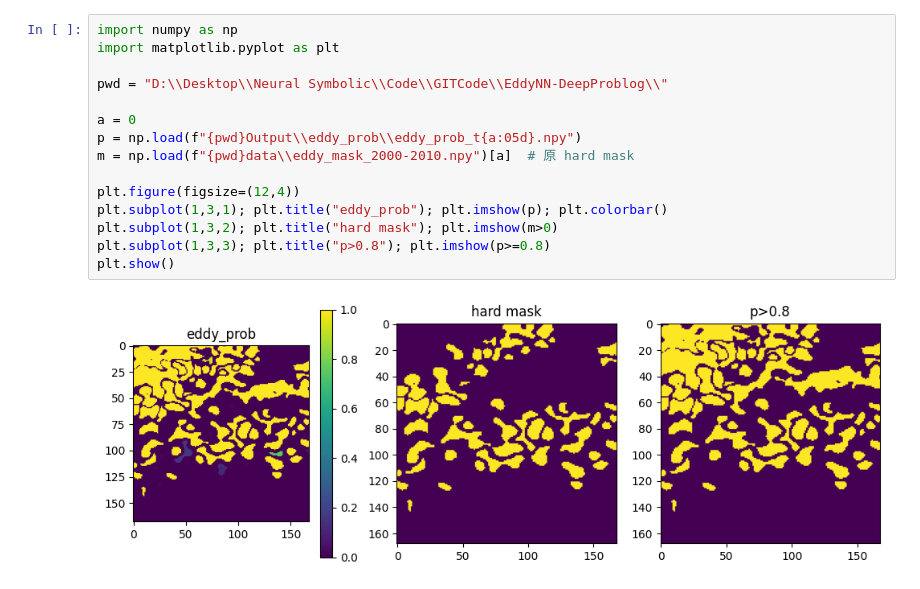
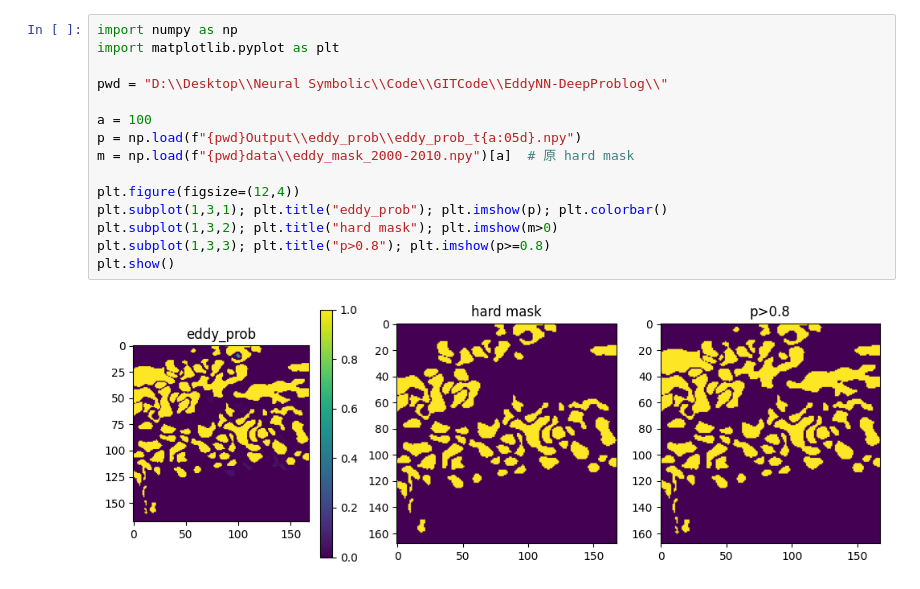
Before and after one commit to undoubtable/EddyNN-DeepProblog, a Jupyter notebook: Code/test.ipynb, the cells around one changed output. Drawn from its saved outputs; the diff is of its cells as text.

```diff
--- a/Code/test.ipynb
+++ b/Code/test.ipynb
@@ -15,17 +15,17 @@ IoU: 0.0
 # %%
 import numpy as np
 import matplotlib.pyplot as plt
 
 pwd = "D:\\Desktop\\Neural Symbolic\\Code\\GITCode\\EddyNN-DeepProblog\\"
 
-a = 0
+a = 100
 p = np.load(f"{pwd}Output\\eddy_prob\\eddy_prob_t{a:05d}.npy")
 m = np.load(f"{pwd}data\\eddy_mask_2000-2010.npy")[a]  # 原 hard mask
 
 plt.figure(figsize=(12,4))
 plt.subplot(1,3,1); plt.title("eddy_prob"); plt.imshow(p); plt.colorbar()
 plt.subplot(1,3,2); plt.title("hard mask"); plt.imshow(m>0)
 plt.subplot(1,3,3); plt.title("p>0.8"); plt.imshow(p>=0.8)
 plt.show()
 # %% [output]
-[figure, old version]
+[figure, new version]
```
Also changed, not shown: parts of 2 cells of this notebook.
